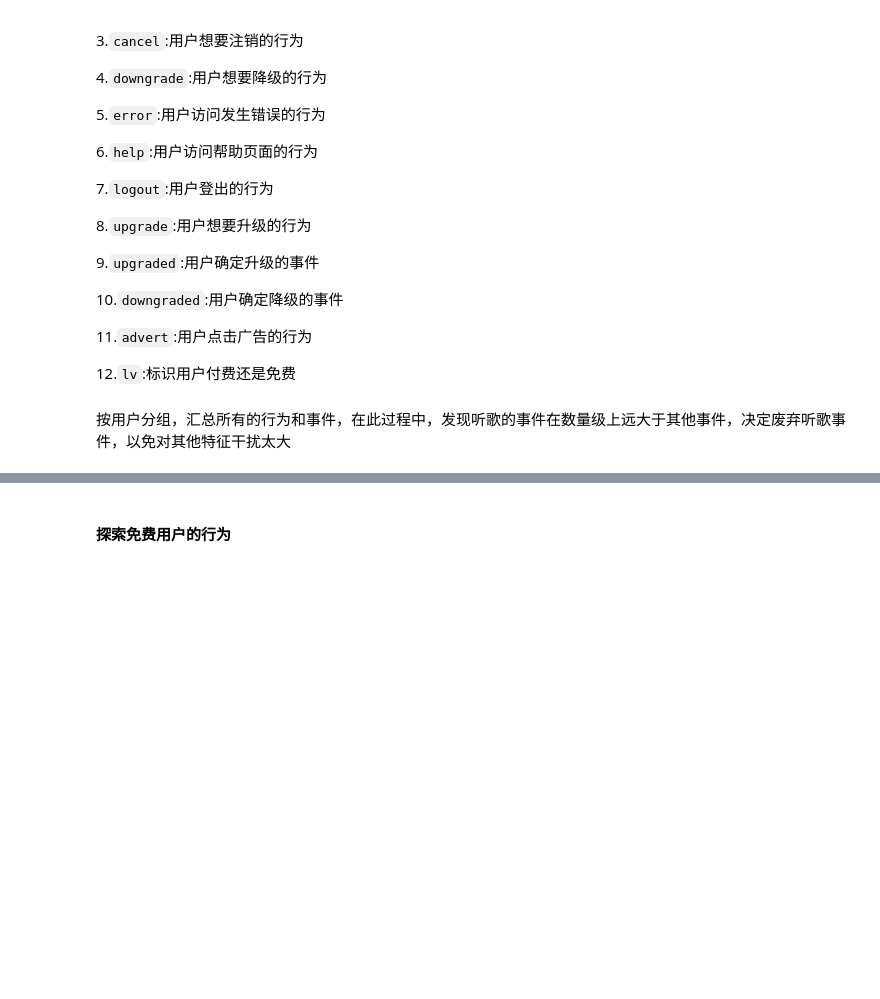
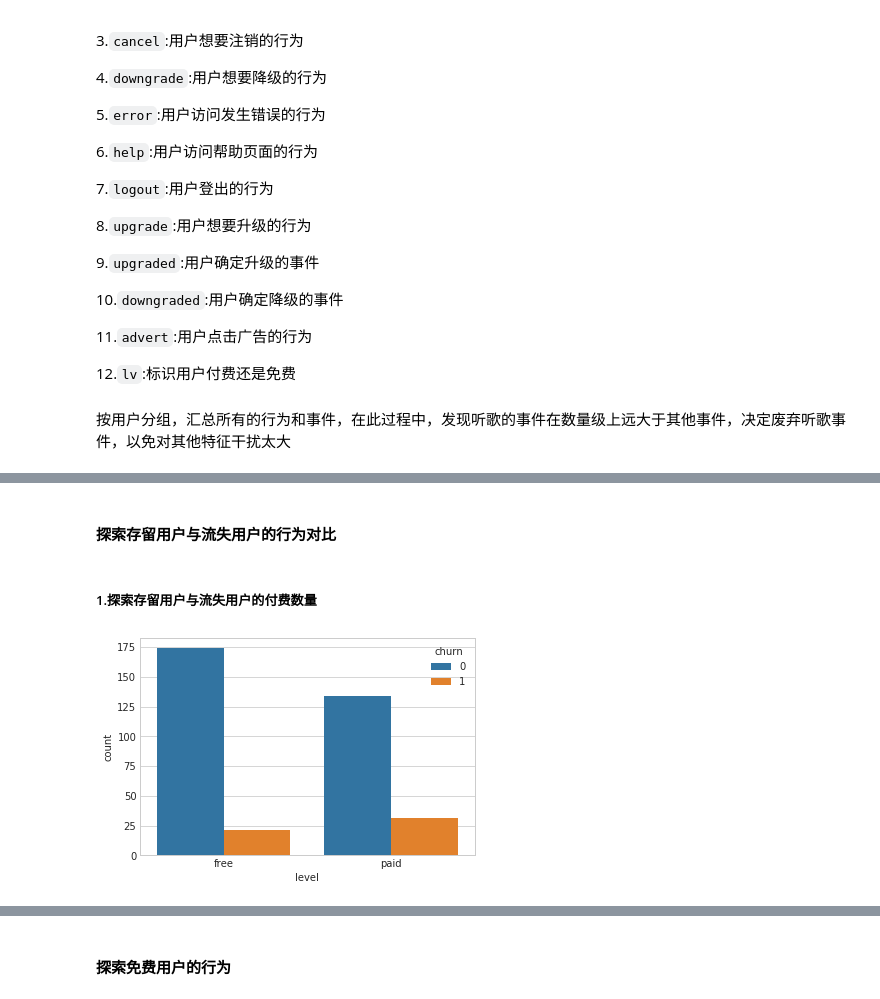
Before and after one commit to chenqin-km/nanodegrees, a Jupyter notebook: Sparkify-zh.ipynb, the cells around one changed output, grey strips where cells are left out. Saved outputs shown, nothing was run; the diff lists cells and outputs as text; code cells hidden in the pictures; blank space fills up the shorter version.

```diff
--- a/Sparkify-zh.ipynb
+++ b/Sparkify-zh.ipynb
@@ -315,6 +638,10 @@ df_clean = df_clean.withColumn("lv", flag_level_event("level"))
 12.`lv`:标识用户付费还是免费
 # %% [markdown]
 按用户分组，汇总所有的行为和事件，在此过程中，发现听歌的事件在数量级上远大于其他事件，决定废弃听歌事件，以免对其他特征干扰太大
+# %%
+import seaborn as sns
+sns.set_color_codes("pastel")
+sns.set_style("whitegrid")
 # %%
 df_clean.createOrReplaceTempView("user_log_table")
 # %%
@@ -348,0 +687,8 @@ pd_user_acts.head()
+# %% [markdown]
+#### 探索存留用户与流失用户的行为对比
+# %% [markdown]
+##### 1.探索存留用户与流失用户的付费数量
+# %%
+sns.countplot(x="level", hue="churn", data=pd_user_acts);
+# %% [output]
+[figure, added]
```
Also changed, not shown: parts of 71 cells of this notebook.
